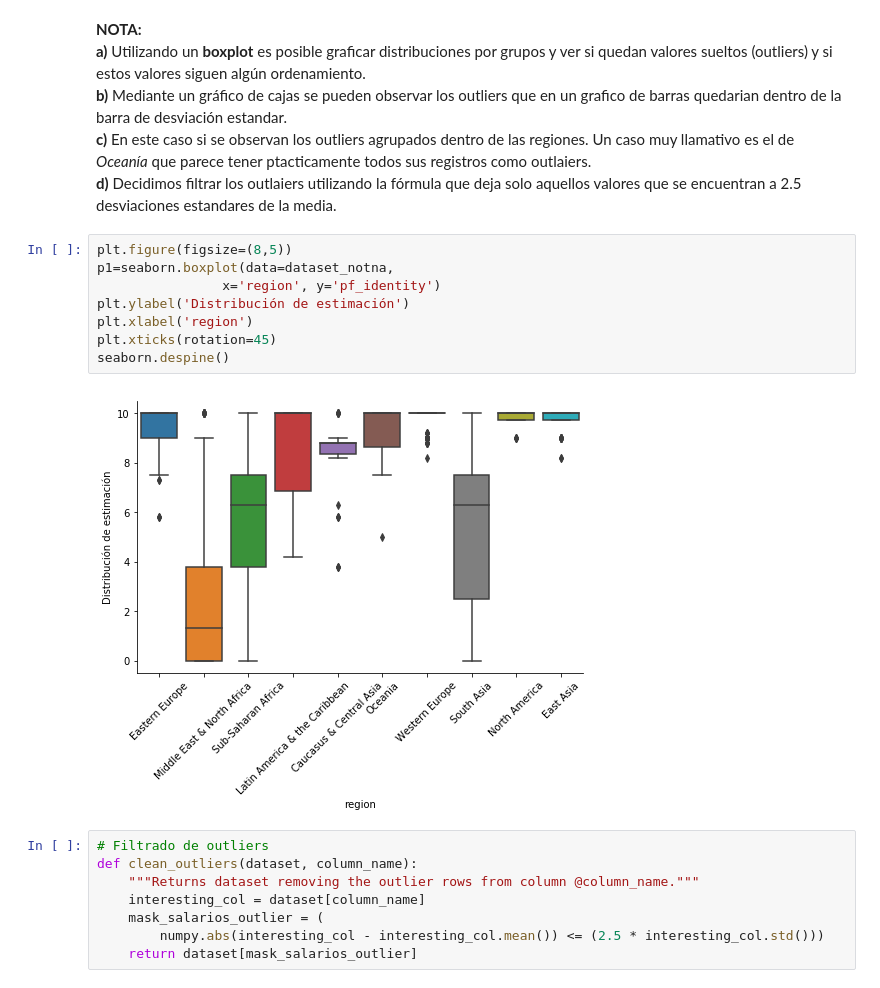
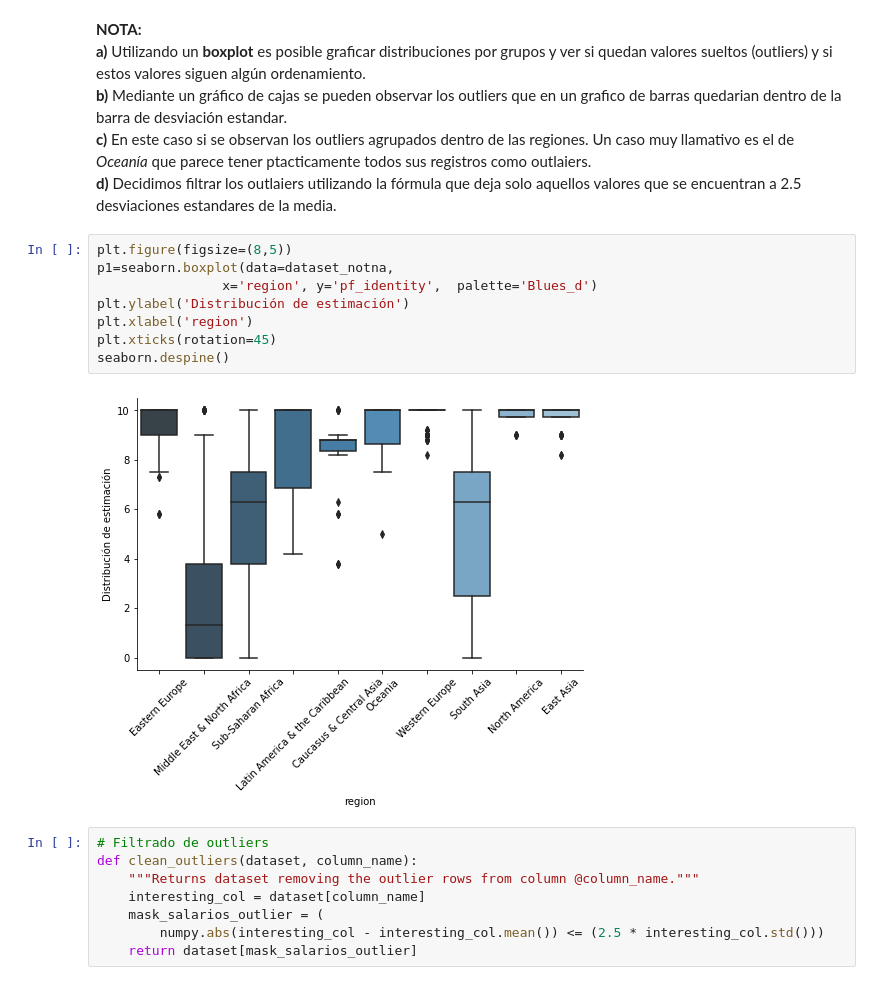
Before and after one commit to msoledadfernandez/DataScience_AnalisisyVisualizacion, a Jupyter notebook: practico.ipynb, the cells around one changed output. Saved outputs shown, nothing was run; the diff lists cells and outputs as text.

```diff
--- a/practico.ipynb
+++ b/practico.ipynb
@@ -340,13 +335,13 @@ print(latam_notna.hf_score.isnull().sum())
 # %%
 plt.figure(figsize=(8,5))
 p1=seaborn.boxplot(data=dataset_notna,
-                x='region', y='pf_identity')
+                x='region', y='pf_identity',  palette='Blues_d')
 plt.ylabel('Distribución de estimación')
 plt.xlabel('region')
 plt.xticks(rotation=45)
 seaborn.despine()
 # %% [output]
-[figure, old version]
+[figure, new version]
 # %%
 # Filtrado de outliers
 def clean_outliers(dataset, column_name):
```
Also changed, not shown: parts of 12 cells of this notebook.
